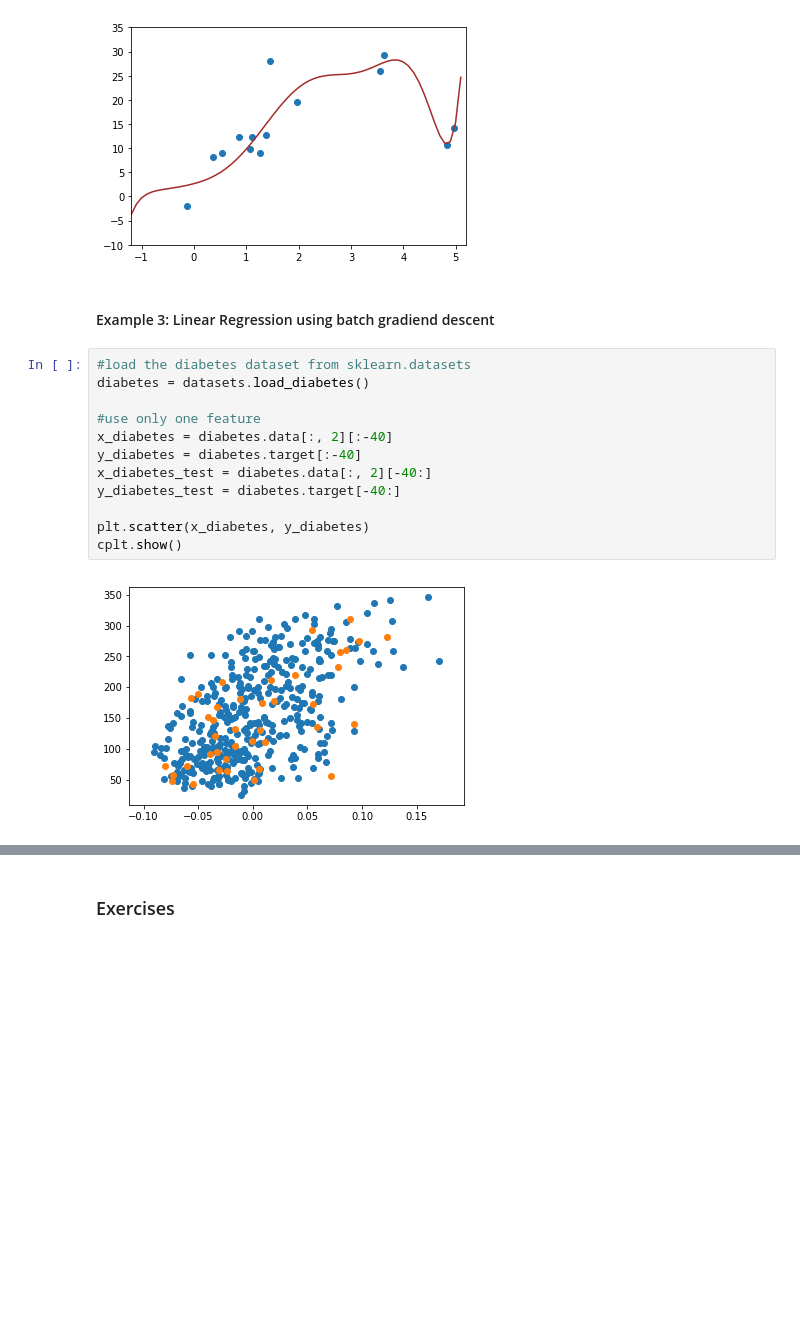
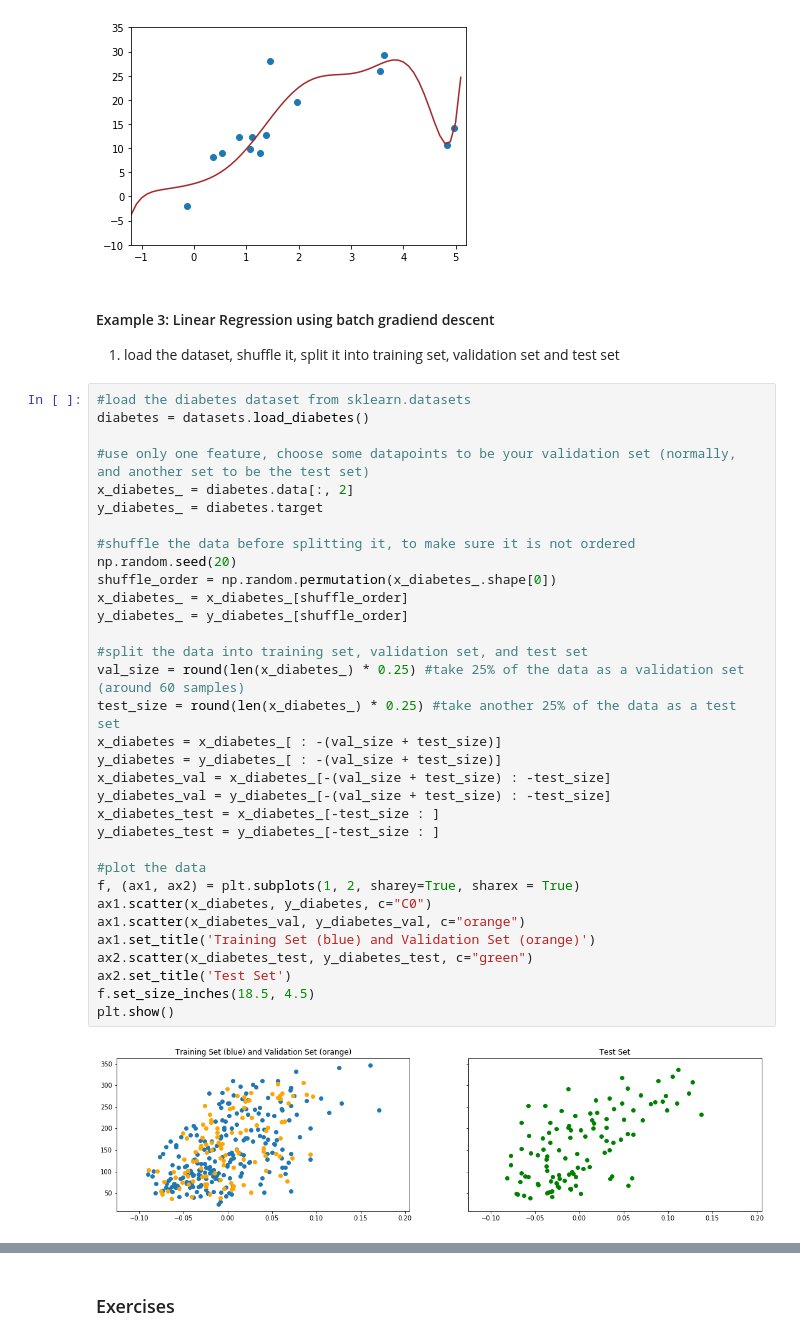
Before and after one commit to MohamedAbdelsalam9/CIE417, a Jupyter notebook: Tutorials/Lab2_Linear_Regression.ipynb, the cells around one changed output, grey strips where cells are left out. Cells and saved outputs as stored; diff of their text form; blank space fills up the shorter version.

```diff
--- a/Tutorials/Lab2_Linear_Regression.ipynb
+++ b/Tutorials/Lab2_Linear_Regression.ipynb
@@ -135,17 +135,39 @@ plt.show()
 [figure]
 # %% [markdown]
 #### Example 3: Linear Regression using batch gradiend descent
+1) load the dataset, shuffle it, split it into training set, validation set and test set
-# %%
-#load the diabetes dataset from sklearn.datasets
-diabetes = datasets.load_diabetes()
-
-#use only one feature
-x_diabetes = diabetes.data[:, 2][:-40]
-y_diabetes = diabetes.target[:-40]
-x_diabetes_test = diabetes.data[:, 2][-40:]
-y_diabetes_test = diabetes.target[-40:]
-
-plt.scatter(x_diabetes, y_diabetes)
-cplt.show()
-# %% [output]
-[figure, removed]
+# %%
+#load the diabetes dataset from sklearn.datasets
+diabetes = datasets.load_diabetes()
+
+#use only one feature, choose some datapoints to be your validation set (normally, and another set to be the test set)
+x_diabetes_ = diabetes.data[:, 2]
+y_diabetes_ = diabetes.target
+
+#shuffle the data before splitting it, to make sure it is not ordered
+np.random.seed(20)
+shuffle_order = np.random.permutation(x_diabetes_.shape[0])
+x_diabetes_ = x_diabetes_[shuffle_order]
+y_diabetes_ = y_diabetes_[shuffle_order]
+
+#split the data into training set, validation set, and test set
+val_size = round(len(x_diabetes_) * 0.25) #take 25% of the data as a validation set (around 60 samples)
+test_size = round(len(x_diabetes_) * 0.25) #take another 25% of the data as a test set
+x_diabetes = x_diabetes_[ : -(val_size + test_size)]
+y_diabetes = y_diabetes_[ : -(val_size + test_size)]
+x_diabetes_val = x_diabetes_[-(val_size + test_size) : -test_size]
+y_diabetes_val = y_diabetes_[-(val_size + test_size) : -test_size]
+x_diabetes_test = x_diabetes_[-test_size : ]
+y_diabetes_test = y_diabetes_[-test_size : ]
+
+#plot the data
+f, (ax1, ax2) = plt.subplots(1, 2, sharey=True, sharex = True)
+ax1.scatter(x_diabetes, y_diabetes, c="C0")
+ax1.scatter(x_diabetes_val, y_diabetes_val, c="orange")
+ax1.set_title('Training Set (blue) and Validation Set (orange)')
+ax2.scatter(x_diabetes_test, y_diabetes_test, c="green")
+ax2.set_title('Test Set')
+f.set_size_inches(18.5, 4.5)
+plt.show()
+# %% [output]
+[figure, added]
```
Also changed, not shown: parts of 31 cells of this notebook.
